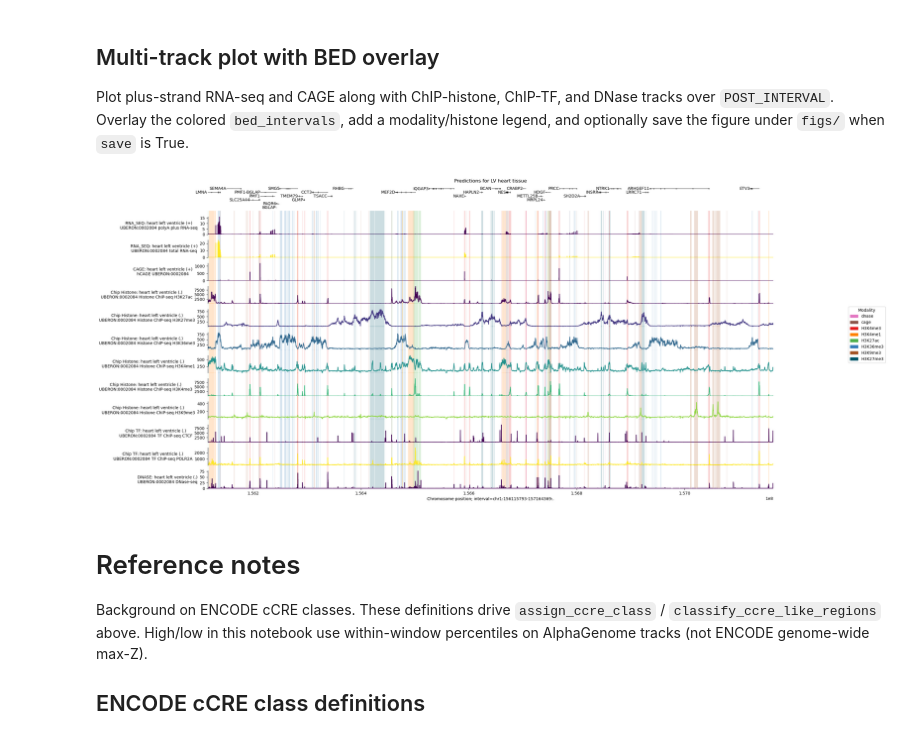
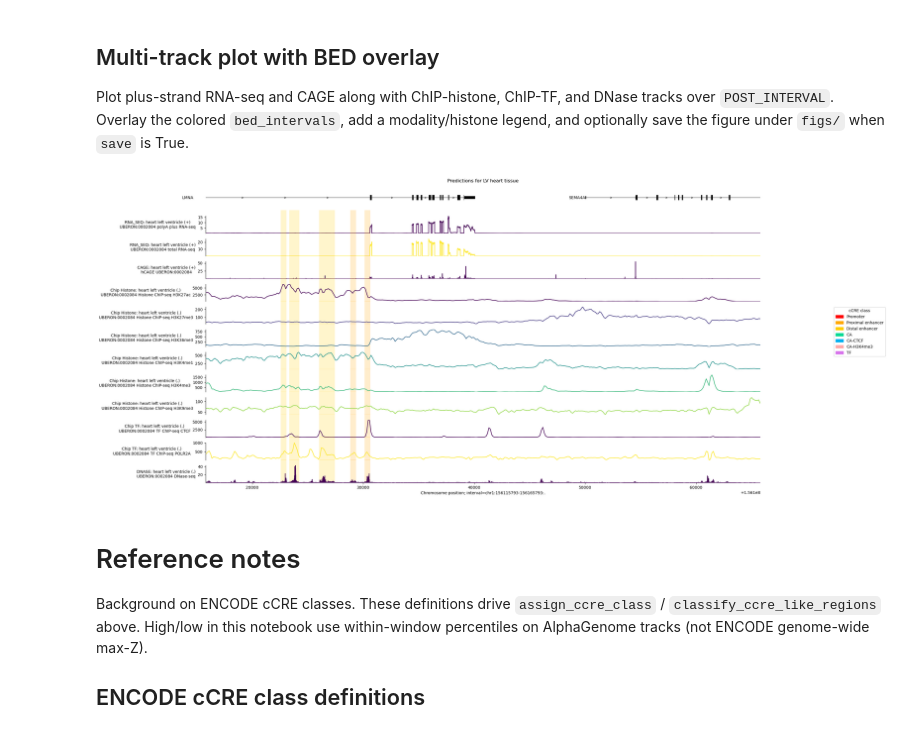
Before and after one commit to cralbers/variant-effects, a Jupyter notebook: osc/predict_reg_regions_osc_ENCODE_v2.ipynb, the cells around one changed output. Cells and saved outputs as stored; diff of their text form; code cells hidden in the pictures.

```diff
--- a/osc/predict_reg_regions_osc_ENCODE_v2.ipynb
+++ b/osc/predict_reg_regions_osc_ENCODE_v2.ipynb
@@ -1323,8 +1329,8 @@ loaded 131 intervals from bed file
 Plot plus-strand RNA-seq and CAGE along with ChIP-histone, ChIP-TF, and DNase tracks over `POST_INTERVAL`. Overlay the colored `bed_intervals`, add a modality/histone legend, and optionally save the figure under `figs/` when `save` is True.
 # %%
 
-plot_interval = POST_INTERVAL
-# plot_interval = genome.Interval('chr1', POST_INTERVAL.start, POST_INTERVAL.start + 50000)
+# plot_interval = POST_INTERVAL
+plot_interval = genome.Interval('chr1', POST_INTERVAL.start, POST_INTERVAL.start + 50000)
 # plot_interval = genome.Interval('chr1', PRE_INTERVAL.end - 50000, PRE_INTERVAL.end)
 # plot_interval = genome.Interval('chr1', LMNA_START - 10000, LMNA_END + 10000)
 save = True
@@ -1397,35 +1403,35 @@ if OVERLAY_SOURCE == "ccre":
     # Legend follows ENCODE class color map; only classes present in this window
     label_order = list(CCRE_COLORS)
     used = [c for c in label_order if c in set(bed_df["category"])]
     handles = [
         mpatches.Patch(color=CCRE_COLORS.get(c, "gray"), label=c) for c in used
     ]
     legend_title = "cCRE class"
     fig_suffix = "ccre_like"
 else:
     label_order = list(MODALITY_COLORS) + HISTONE_MARKS
     used = [c for c in label_order if c in set(bed_df["category"])]
     handles = [
         mpatches.Patch(color=color_from_category(c), label=c) for c in used
     ]
     legend_title = "Modality"
     fig_suffix = "ccres_collapsed"
 
 plot.legend(
     handles=handles,
     title=legend_title,
     loc="center left",
     bbox_to_anchor=(1, 0, 0.5, 1),
 )
 
 if save:
     plot.savefig(
-        f"figs/lmna_predictions_LV_1MB_{lmna_context}_{fig_suffix}.png",
+        f"figs/lmna_predictions_LV_1MB_{lmna_context}_{fig_suffix}_zoom50kb.png",
         dpi=300,
         bbox_inches="tight",
     )
 # %% [output]
-[figure, old version]
+[figure, new version]
 # %% [markdown]
 # Reference notes
 
```
Also changed, not shown: parts of 2 cells of this notebook, 3 other files.
